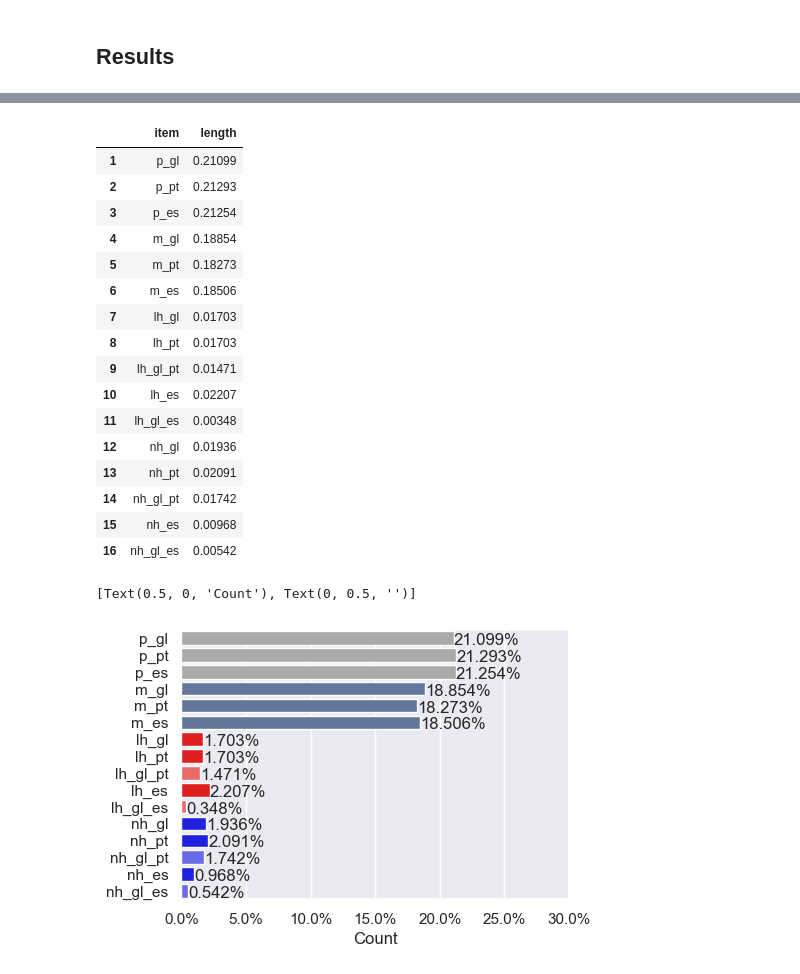
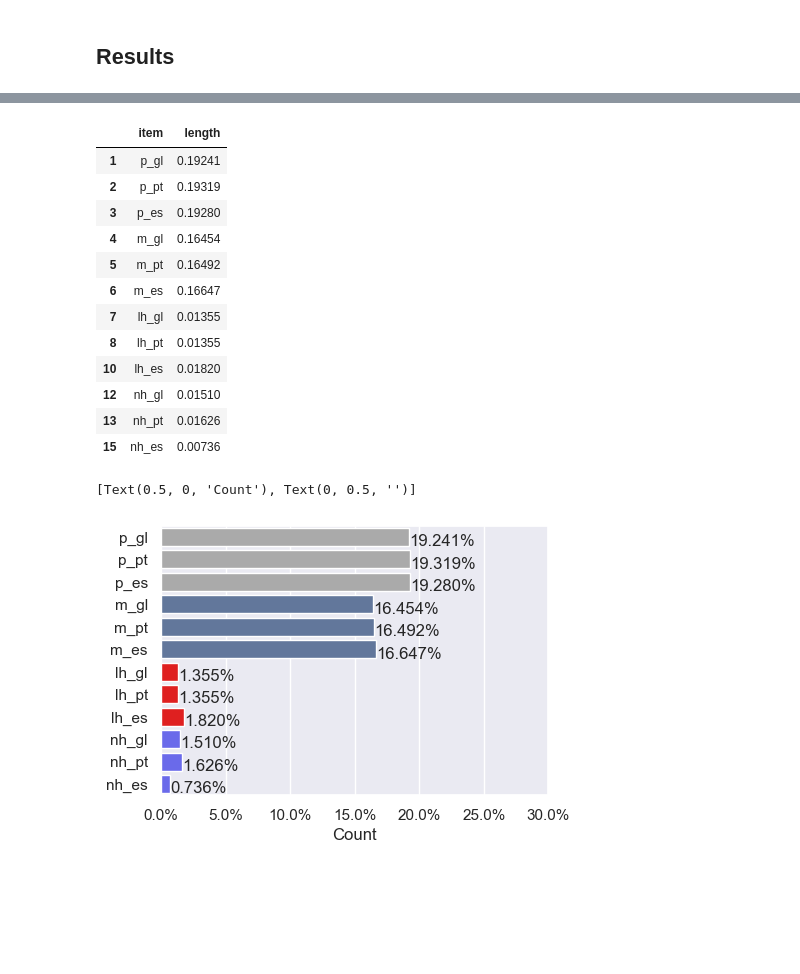
Before and after one commit to Portophon/Gal-palatals, a Jupyter notebook: Wikcionário - Extract n Stats gl-pt-es.ipynb, the cells around one changed output, grey strips where cells are left out. Cells and saved outputs as stored; diff of their text form; code cells hidden in the pictures; blank space fills up the shorter version.

```diff
--- a/Wikcionário - Extract n Stats gl-pt-es.ipynb
+++ b/Wikcionário - Extract n Stats gl-pt-es.ipynb
@@ -210,0 +213,4 @@ entries_df[0:10]
+# %%
+entries_df.replace('', np.nan, inplace=True)
+entries_df.dropna(inplace=True)
+entries_df
@@ -210,0 +231,3 @@ entries_df[0:10]
+# %%
+entries_df.drop_duplicates(subset=['pt'],inplace=True)
+entries_df
@@ -210,0 +248,3 @@ entries_df[0:10]
+# %%
+entries_df.drop_duplicates(subset=['es'],inplace=True)
+entries_df
@@ -735,0 +852,3 @@ p_m_nh_lh_stats
+# %%
+p_m_nh_lh_stats = p_m_nh_lh_stats.drop([9, 11, 14, 16])
+p_m_nh_lh_stats
@@ -736,6 +870,4 @@ p_m_nh_lh_stats
 # %%
-max_total_words_length = p_m_nh_lh_stats["length"].max()
-
 p_m_nh_lh_stats["length"] = p_m_nh_lh_stats["length"]/max_total_words_length
 p_m_nh_lh_stats["length"] = p_m_nh_lh_stats["length"].round(5)
 p_m_nh_lh_stats.drop(index=p_m_nh_lh_stats.index[0], axis=0, inplace=True)
@@ -743,55 +875,47 @@ p_m_nh_lh_stats.to_csv("wikcionario_stats_rel.csv", index = False, header = True
 p_m_nh_lh_stats
 # %% [output]
 |  | item | length |
-| 1 | p_gl | 0.21099 |
-| 2 | p_pt | 0.21293 |
-| 3 | p_es | 0.21254 |
-| 4 | m_gl | 0.18854 |
-| 5 | m_pt | 0.18273 |
-| 6 | m_es | 0.18506 |
-| 7 | lh_gl | 0.01703 |
-| 8 | lh_pt | 0.01703 |
-| 9 | lh_gl_pt | 0.01471 |
-| 10 | lh_es | 0.02207 |
-| 11 | lh_gl_es | 0.00348 |
-| 12 | nh_gl | 0.01936 |
-| 13 | nh_pt | 0.02091 |
-| 14 | nh_gl_pt | 0.01742 |
-| 15 | nh_es | 0.00968 |
-| 16 | nh_gl_es | 0.00542 |
+| 1 | p_gl | 0.19241 |
+| 2 | p_pt | 0.19319 |
+| 3 | p_es | 0.19280 |
+| 4 | m_gl | 0.16454 |
+| 5 | m_pt | 0.16492 |
+| 6 | m_es | 0.16647 |
+| 7 | lh_gl | 0.01355 |
+| 8 | lh_pt | 0.01355 |
+| 10 | lh_es | 0.01820 |
+| 12 | nh_gl | 0.01510 |
+| 13 | nh_pt | 0.01626 |
+| 15 | nh_es | 0.00736 |
 # %%
 all_colors = {
 'p_gl': '#aaaaaa',
 'p_pt': '#aaaaaa',
 'p_es': '#aaaaaa',
 'm_gl': '#5975a4',
 'm_pt': '#5975a4',
 'm_es': '#5975a4',
 'lh_gl': '#ff0000',
 'lh_pt': '#ff0000',
-'lh_gl_pt': '#ff5555',
 'lh_es': '#ff0000',
-'lh_gl_es': '#ff5555',
-'nh_gl': '#0000ff',
-'nh_pt': '#0000ff',
-'nh_gl_pt': '#5555ff',
-'nh_es': '#0000ff',
-'nh_gl_es': '#5555ff'
+'nh_gl': '#5555ff',
+'nh_pt': '#5555ff',
+'nh_es': '#5555ff'
 }
 
 all_colors = list(all_colors.values())
 sns.set_palette(sns.color_palette(all_colors))
 
 fig, ax = plt.subplots()
 ax = sns.barplot(x="length", y="item", data=p_m_nh_lh_stats)
 ax.xaxis.set_major_formatter(ticker.PercentFormatter(1.0))
 ax.set(xlim=(0, 0.3))
 show_values_on_bars_h(ax)
 fig.set_size_inches(5, 3.5)
 ax.set(xlabel="Count", ylabel="")
 # %% [output]
 [Text(0.5, 0, 'Count'), Text(0, 0.5, '')]
-[figure, old version]
+[figure, new version]
 # %%
 all_colors = {
 'lh_gl': '#ff0000',
```
Also changed, not shown: parts of 57 cells of this notebook, 7 other files.
